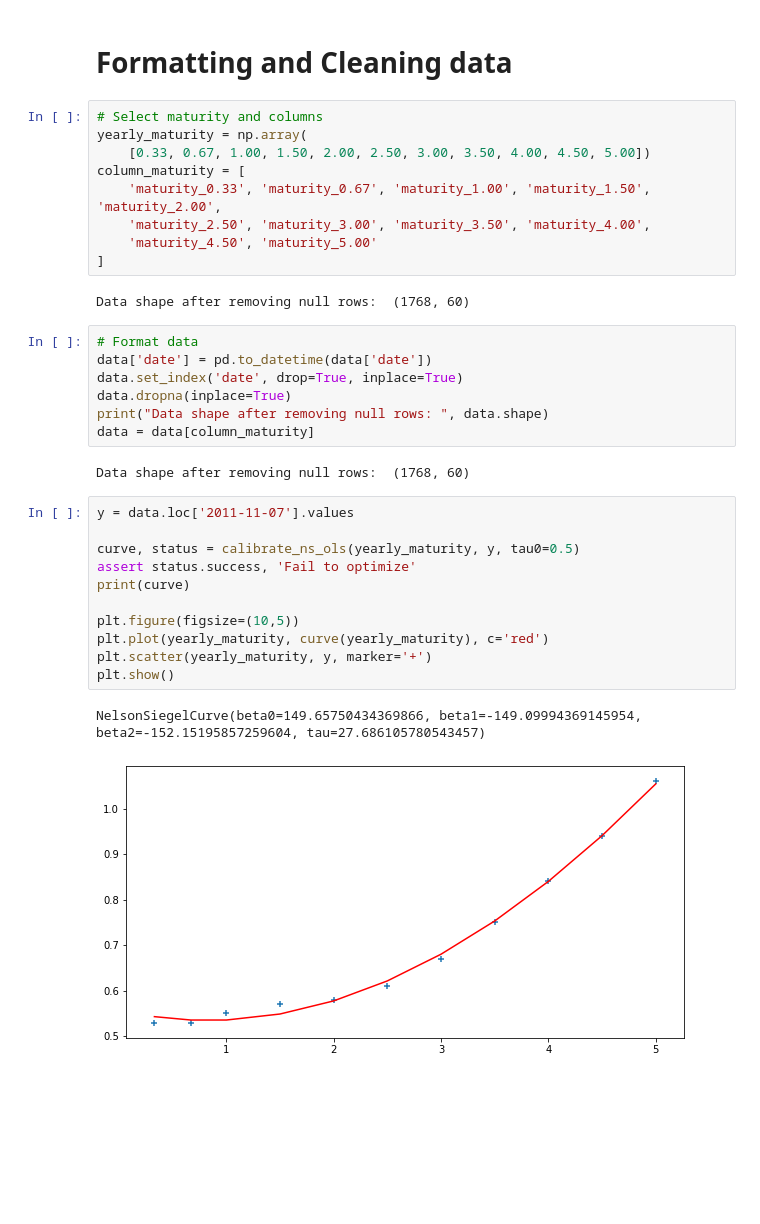
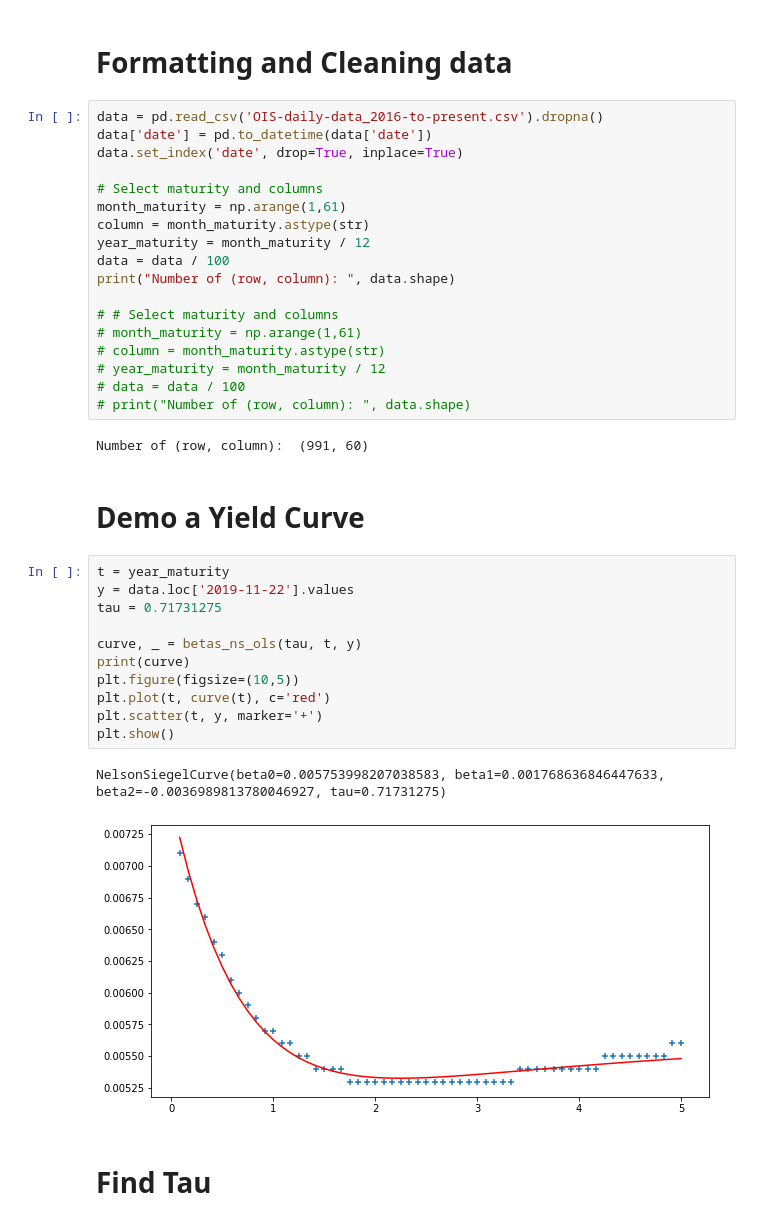
Before and after one commit to minhmanminhman/risk_modelling, a Jupyter notebook: visualization_report.ipynb, the cells around one changed output. Cells and saved outputs as stored; diff of their text form; blank space fills up the shorter version.

```diff
--- a/visualization_report.ipynb
+++ b/visualization_report.ipynb
@@ -81,36 +78,40 @@ Number of (row, column):  (1825, 61)
 # %% [markdown]
 # Formatting and Cleaning data
-# %%
-# Select maturity and columns
-yearly_maturity = np.array(
-    [0.33, 0.67, 1.00, 1.50, 2.00, 2.50, 3.00, 3.50, 4.00, 4.50, 5.00])
-column_maturity = [
-    'maturity_0.33', 'maturity_0.67', 'maturity_1.00', 'maturity_1.50', 'maturity_2.00',
-    'maturity_2.50', 'maturity_3.00', 'maturity_3.50', 'maturity_4.00',
-    'maturity_4.50', 'maturity_5.00'
-]
-# %% [output]
-Data shape after removing null rows:  (1768, 60)
-# %%
-# Format data
-data['date'] = pd.to_datetime(data['date'])
-data.set_index('date', drop=True, inplace=True)
-data.dropna(inplace=True)
-print("Data shape after removing null rows: ", data.shape)
-data = data[column_maturity]
-# %% [output]
-Data shape after removing null rows:  (1768, 60)
+# %%
+data = pd.read_csv('OIS-daily-data_2016-to-present.csv').dropna()
+data['date'] = pd.to_datetime(data['date'])
+data.set_index('date', drop=True, inplace=True)
+
+# Select maturity and columns
+month_maturity = np.arange(1,61)
+column = month_maturity.astype(str)
+year_maturity = month_maturity / 12
+data = data / 100
+print("Number of (row, column): ", data.shape)
+
+# # Select maturity and columns
+# month_maturity = np.arange(1,61)
+# column = month_maturity.astype(str)
+# year_maturity = month_maturity / 12
+# data = data / 100
+# print("Number of (row, column): ", data.shape)
+# %% [output]
+Number of (row, column):  (991, 60)
+# %% [markdown]
+# Demo a Yield Curve
 # %%
-y = data.loc['2011-11-07'].values
+t = year_maturity
+y = data.loc['2019-11-22'].values
+tau = 0.71731275
 
-curve, status = calibrate_ns_ols(yearly_maturity, y, tau0=0.5)
-assert status.success, 'Fail to optimize'
+curve, _ = betas_ns_ols(tau, t, y)
 print(curve)
-
 plt.figure(figsize=(10,5))
-plt.plot(yearly_maturity, curve(yearly_maturity), c='red')
-plt.scatter(yearly_maturity, y, marker='+')
+plt.plot(t, curve(t), c='red')
+plt.scatter(t, y, marker='+')
 plt.show()
 # %% [output]
-NelsonSiegelCurve(beta0=149.65750434369866, beta1=-149.09994369145954, beta2=-152.15195857259604, tau=27.686105780543457)
+NelsonSiegelCurve(beta0=0.005753998207038583, beta1=0.001768636846447633, beta2=-0.0036989813780046927, tau=0.71731275)
-[figure, old version]
+[figure, new version]
+# %% [markdown]
+# Find Tau
```
Also changed, not shown: parts of 29 cells of this notebook, 6 other files.
